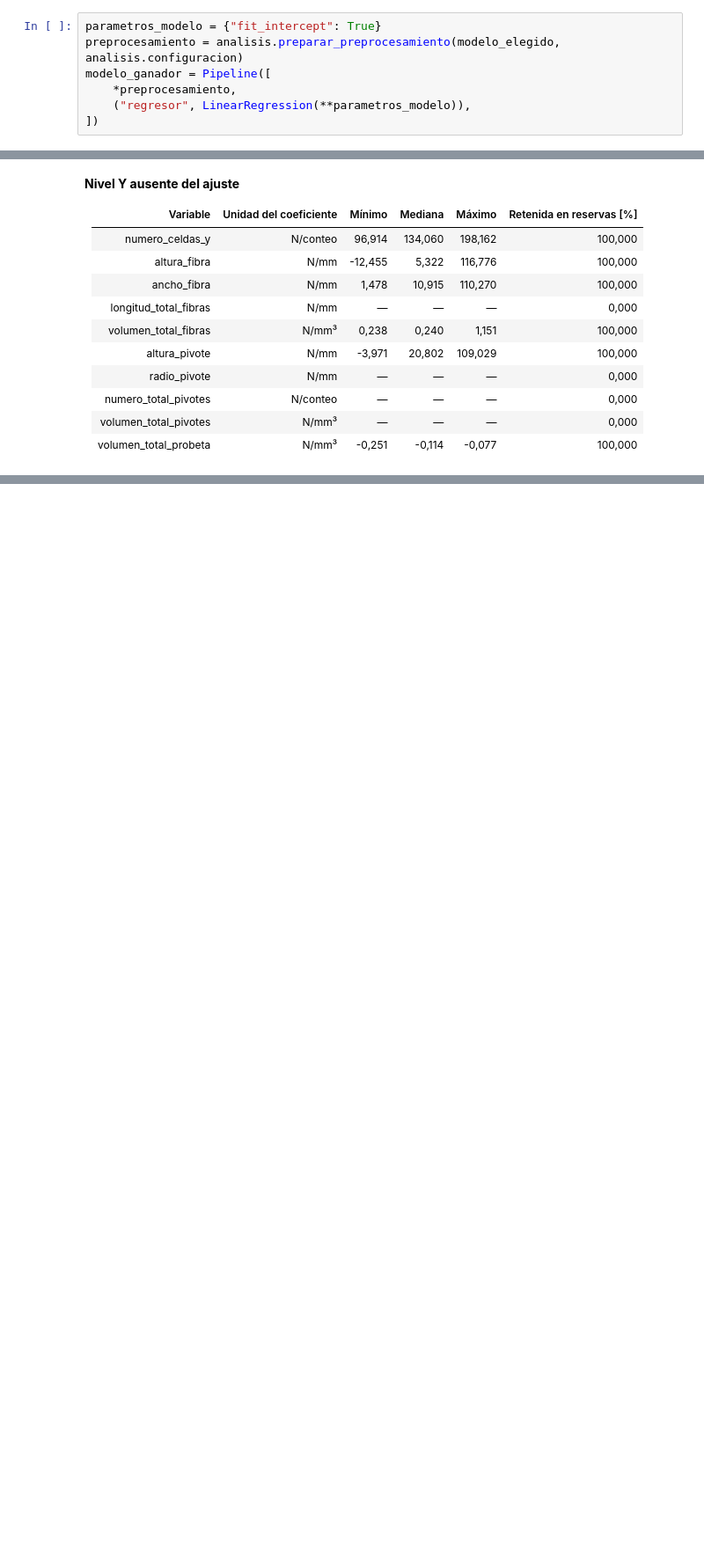
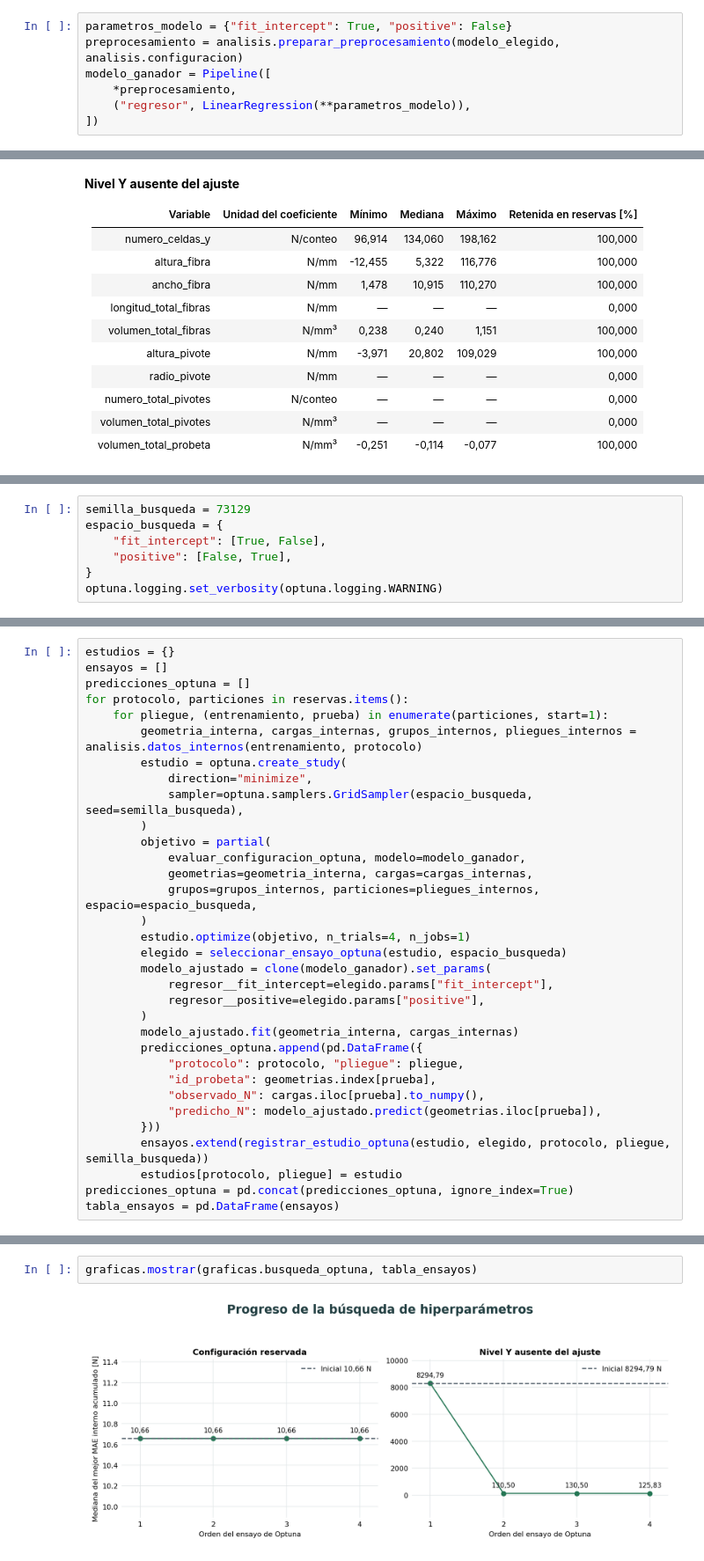
Before and after one commit to melissaaylasb-sudo/T02_MIA14_SeccionB, a Jupyter notebook: notebooks/Comparativa_6_Modelos_Regresion_Pantograficas.ipynb, the cells around one changed output, grey strips where cells are left out. Shown at 88% size. Drawn from its saved outputs; the diff is of its cells as text; blank space fills up the shorter version.

Commit message:
Optimizar el ganador con Optuna y documentar parametros, semillas y resultados

```diff
--- a/notebooks/Comparativa_6_Modelos_Regresion_Pantograficas.ipynb
+++ b/notebooks/Comparativa_6_Modelos_Regresion_Pantograficas.ipynb
@@ -194,7 +201,7 @@ vista.mostrar_configuracion_ganador(analisis)
 | Semilla configurada para estimadores aleatorios | 73129 |
 | Semilla de la comparación previa | 42 |
 # %%
-parametros_modelo = {"fit_intercept": True}
+parametros_modelo = {"fit_intercept": True, "positive": False}
 preprocesamiento = analisis.preparar_preprocesamiento(modelo_elegido, analisis.configuracion)
 modelo_ganador = Pipeline([
     *preprocesamiento,
@@ -552,0 +575,7 @@ vista.mostrar_coeficientes_ganador(detalle["coeficientes"])
+# %%
+semilla_busqueda = 73129
+espacio_busqueda = {
+    "fit_intercept": [True, False],
+    "positive": [False, True],
+}
+optuna.logging.set_verbosity(optuna.logging.WARNING)
@@ -552,0 +590,33 @@ vista.mostrar_coeficientes_ganador(detalle["coeficientes"])
+# %%
+estudios = {}
+ensayos = []
+predicciones_optuna = []
+for protocolo, particiones in reservas.items():
+    for pliegue, (entrenamiento, prueba) in enumerate(particiones, start=1):
+        geometria_interna, cargas_internas, grupos_internos, pliegues_internos = analisis.datos_internos(entrenamiento, protocolo)
+        estudio = optuna.create_study(
+            direction="minimize",
+            sampler=optuna.samplers.GridSampler(espacio_busqueda, seed=semilla_busqueda),
+        )
+        objetivo = partial(
+            evaluar_configuracion_optuna, modelo=modelo_ganador,
+            geometrias=geometria_interna, cargas=cargas_internas,
+            grupos=grupos_internos, particiones=pliegues_internos, espacio=espacio_busqueda,
+        )
+        estudio.optimize(objetivo, n_trials=4, n_jobs=1)
+        elegido = seleccionar_ensayo_optuna(estudio, espacio_busqueda)
+        modelo_ajustado = clone(modelo_ganador).set_params(
+            regresor__fit_intercept=elegido.params["fit_intercept"],
+            regresor__positive=elegido.params["positive"],
+        )
+        modelo_ajustado.fit(geometria_interna, cargas_internas)
+        predicciones_optuna.append(pd.DataFrame({
+            "protocolo": protocolo, "pliegue": pliegue,
+            "id_probeta": geometrias.index[prueba],
+            "observado_N": cargas.iloc[prueba].to_numpy(),
+            "predicho_N": modelo_ajustado.predict(geometrias.iloc[prueba]),
+        }))
+        ensayos.extend(registrar_estudio_optuna(estudio, elegido, protocolo, pliegue, semilla_busqueda))
+        estudios[protocolo, pliegue] = estudio
+predicciones_optuna = pd.concat(predicciones_optuna, ignore_index=True)
+tabla_ensayos = pd.DataFrame(ensayos)
@@ -552,0 +646,4 @@ vista.mostrar_coeficientes_ganador(detalle["coeficientes"])
+# %%
+graficas.mostrar(graficas.busqueda_optuna, tabla_ensayos)
+# %% [output]
+[figure, added]
```
Also changed, not shown: parts of 34 cells of this notebook, 3 other files.
